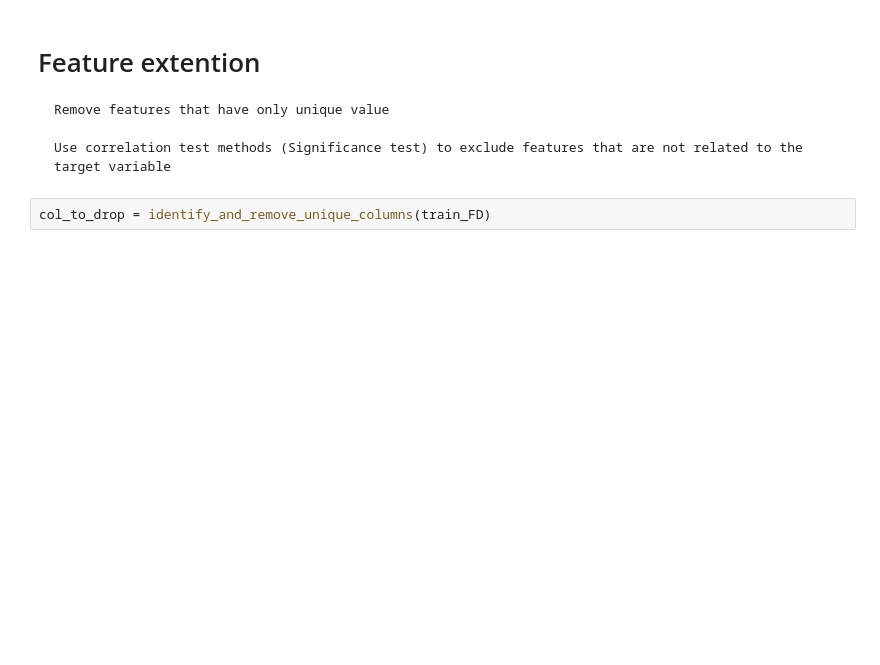
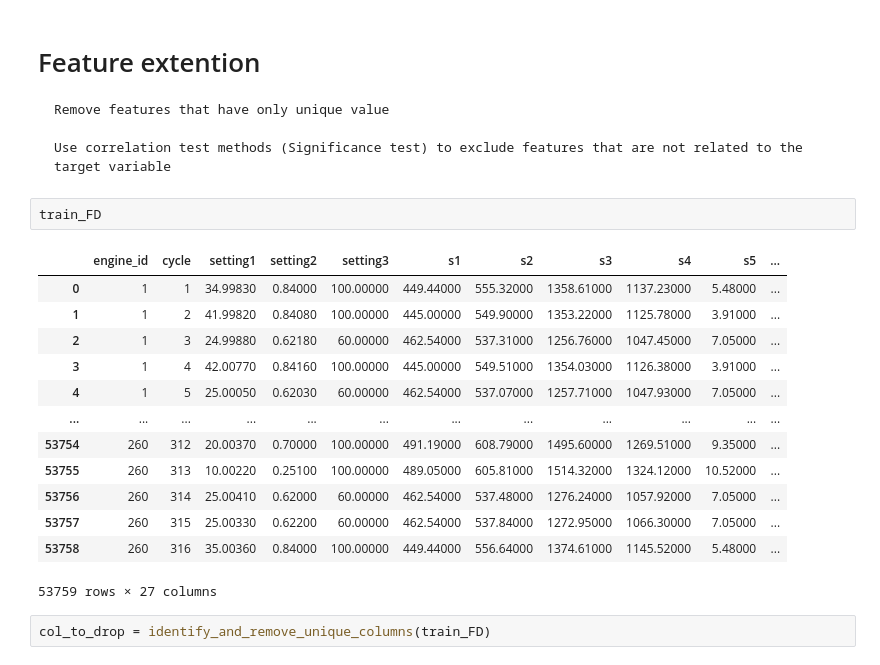
Before and after one commit to JoeZYX/AutoRUL, a Jupyter notebook: ECLSTM_RUL_estimation_tests.ipynb, the cells around one changed output. Drawn from its saved outputs; the diff is of its cells as text; blank space fills up the shorter version.

```diff
--- a/ECLSTM_RUL_estimation_tests.ipynb
+++ b/ECLSTM_RUL_estimation_tests.ipynb
@@ -152,6 +160,22 @@ test_FD["RUL"] = rul    # Note: rul for test data calculated for each cycle--> r
     Remove features that have only unique value
 
     Use correlation test methods (Significance test) to exclude features that are not related to the target variable
+# %%
+train_FD
+# %% [output]
+|  | engine_id | cycle | setting1 | setting2 | setting3 | s1 | s2 | s3 | s4 | s5 | ... |
+| 0 | 1 | 1 | 34.99830 | 0.84000 | 100.00000 | 449.44000 | 555.32000 | 1358.61000 | 1137.23000 | 5.48000 | ... |
+| 1 | 1 | 2 | 41.99820 | 0.84080 | 100.00000 | 445.00000 | 549.90000 | 1353.22000 | 1125.78000 | 3.91000 | ... |
+| 2 | 1 | 3 | 24.99880 | 0.62180 | 60.00000 | 462.54000 | 537.31000 | 1256.76000 | 1047.45000 | 7.05000 | ... |
+| 3 | 1 | 4 | 42.00770 | 0.84160 | 100.00000 | 445.00000 | 549.51000 | 1354.03000 | 1126.38000 | 3.91000 | ... |
+| 4 | 1 | 5 | 25.00050 | 0.62030 | 60.00000 | 462.54000 | 537.07000 | 1257.71000 | 1047.93000 | 7.05000 | ... |
+| ... | ... | ... | ... | ... | ... | ... | ... | ... | ... | ... | ... |
+| 53754 | 260 | 312 | 20.00370 | 0.70000 | 100.00000 | 491.19000 | 608.79000 | 1495.60000 | 1269.51000 | 9.35000 | ... |
+| 53755 | 260 | 313 | 10.00220 | 0.25100 | 100.00000 | 489.05000 | 605.81000 | 1514.32000 | 1324.12000 | 10.52000 | ... |
+| 53756 | 260 | 314 | 25.00410 | 0.62000 | 60.00000 | 462.54000 | 537.48000 | 1276.24000 | 1057.92000 | 7.05000 | ... |
+| 53757 | 260 | 315 | 25.00330 | 0.62200 | 60.00000 | 462.54000 | 537.84000 | 1272.95000 | 1066.30000 | 7.05000 | ... |
+| 53758 | 260 | 316 | 35.00360 | 0.84000 | 100.00000 | 449.44000 | 556.64000 | 1374.61000 | 1145.52000 | 5.48000 | ... |
+53759 rows × 27 columns
 # %%
 col_to_drop = identify_and_remove_unique_columns(train_FD)
 # %%
```
Also changed, not shown: parts of 4 cells of this notebook, 2 other files.
